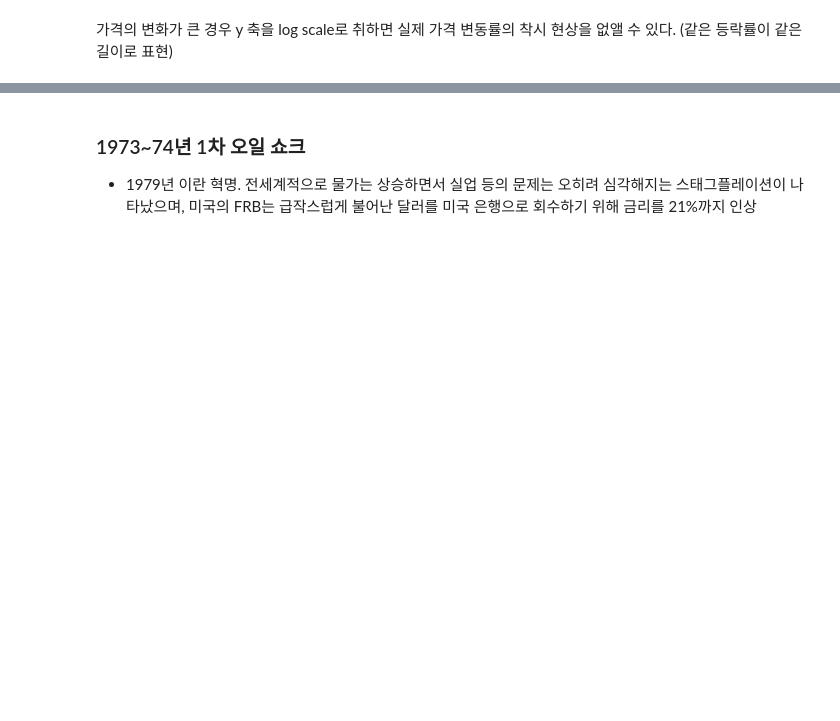
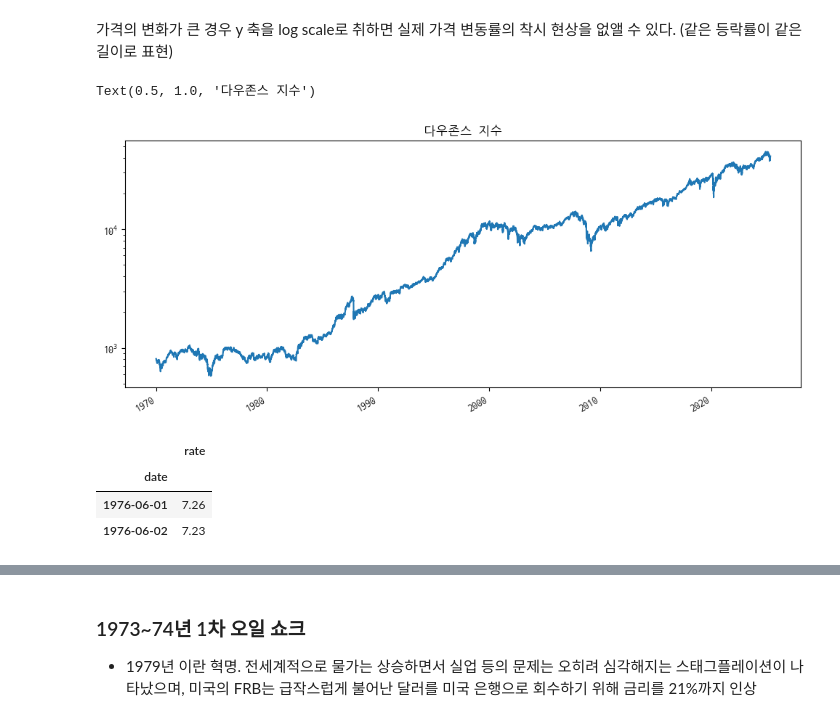
Before and after one commit to JinGunseon/FinanceDataAnalysis, a Jupyter notebook: 실습_시계열_데이터_시각화.ipynb, the cells around one changed output, grey strips where cells are left out. Drawn from its saved outputs; the diff is of its cells as text; code cells hidden in the pictures; blank space fills up the shorter version.

```diff
--- a/실습_시계열_데이터_시각화.ipynb
+++ b/실습_시계열_데이터_시각화.ipynb
@@ -134,2 +191,27 @@ dji1
 # %% [markdown]
 가격의 변화가 큰 경우 y 축을 log scale로 취하면 실제 가격 변동률의 착시 현상을 없앨 수 있다. (같은 등락률이 같은 길이로 표현)
+# %%
+fig = plt.figure()
+ax = fig.add_subplot(1, 1, 1)
+dji['Close'].plot(ax=ax)
+ax.set_yscale('log')
+ax.set_title('다우존스 지수')
+# %% [output]
+Text(0.5, 1.0, '다우존스 지수')
+[figure, added]
+# %%
+# 파일을 읽어옵니다. 첫 번째 줄은 헤더로 간주되며, 열 이름을 'date'와 'rate'로 지정합니다.
+bond = pd.read_csv('/content/sample_data/FRED_rate_2Y.csv', names=['date', 'rate'], header=0)
+
+# 'date' 열을 datetime 형식으로 변환하여 날짜 데이터를 처리할 수 있도록 합니다.
+bond['date'] = pd.to_datetime(bond['date'])
+
+# 'date' 열을 데이터프레임의 인덱스로 설정하여 날짜를 기준으로 데이터에 접근할 수 있도록 합니다.
+bond.set_index('date', inplace=True)
+
+bond.head(2)
+# %% [output]
+|  | rate |
+| date |  |
+| 1976-06-01 | 7.26 |
+| 1976-06-02 | 7.23 |
```
Also changed, not shown: parts of 36 cells of this notebook.
